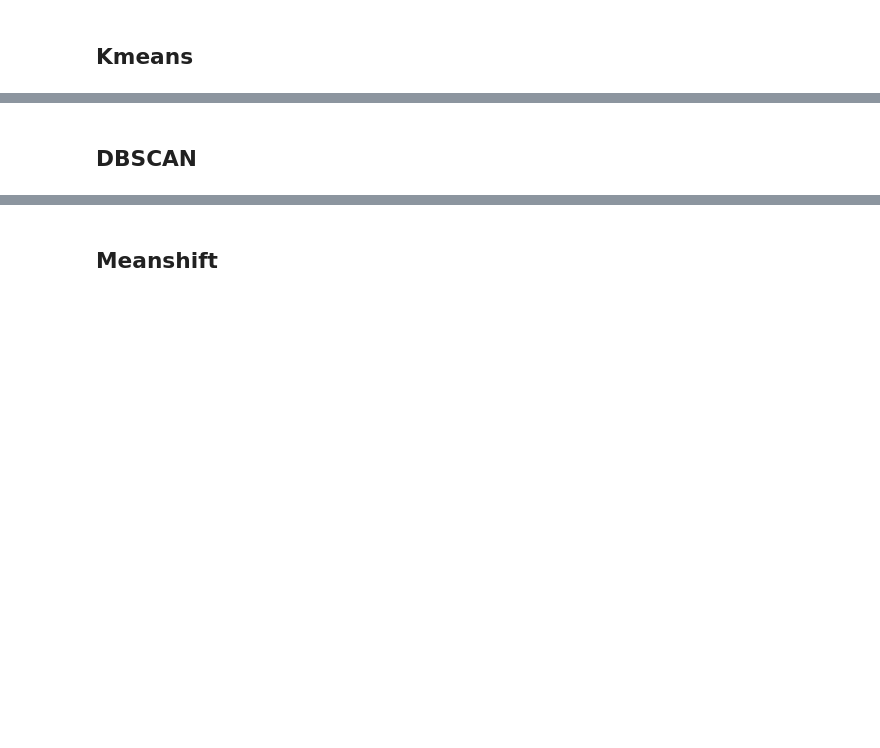
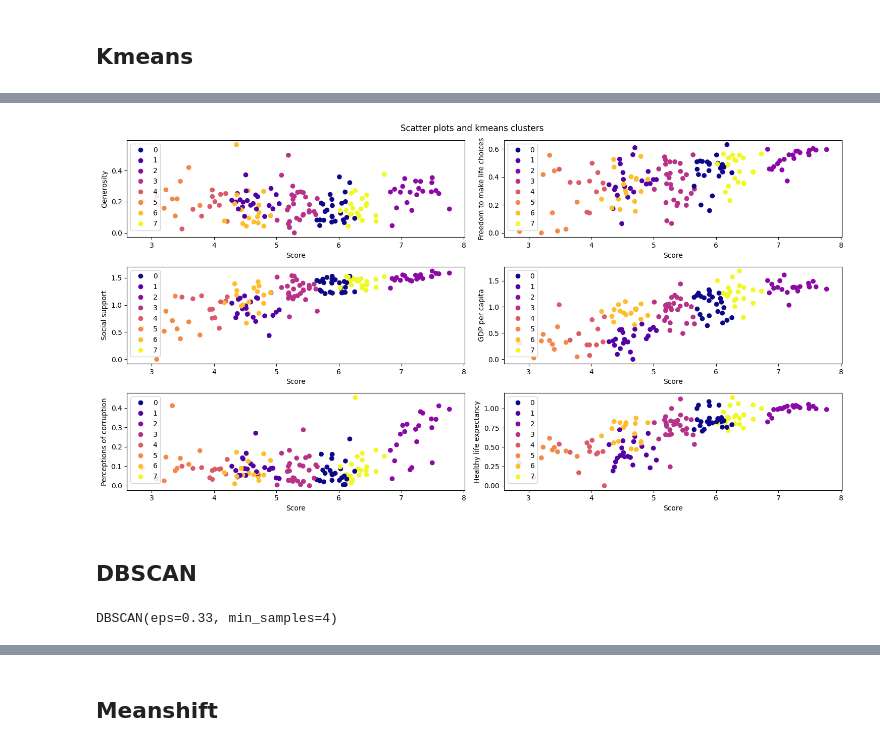
Before and after one commit to mrpintime/World_Happiness, a Jupyter notebook: WorldHappinessSegmentation.ipynb, the cells around one changed output, grey strips where cells are left out. Drawn from its saved outputs; the diff is of its cells as text; code cells hidden in the pictures; blank space fills up the shorter version.

```diff
--- a/WorldHappinessSegmentation.ipynb
+++ b/WorldHappinessSegmentation.ipynb
@@ -250,2 +280,42 @@ plt.legend(handles=sct.legend_elements()[0], labels=['1','2','3','4','5','6','7'
+# %%
+fig, ax = plt.subplots(3,2)
+
+fig.set_figheight(8)
+fig.set_figwidth(15)
+
+fig.suptitle('Scatter plots and kmeans clusters')
+
+sct = ax[0, 0].scatter(x=X.Score, y=X.Generosity, c=km.labels_, cmap='plasma')
+ax[0, 0].legend(handles=sct.legend_elements()[0], labels=list(np.unique(km.labels_).astype('str')))
+ax[0, 0].set(xlabel='Score',ylabel='Generosity')
+
+sct = ax[0, 1].scatter(x=X.Score, y=X['Freedom to make life choices'], c=km.labels_, cmap='plasma')
+ax[0, 1].legend(handles=sct.legend_elements()[0], labels=list(np.unique(km.labels_).astype('str')))
+ax[0, 1].set(xlabel='Score', ylabel='Freedom to make life choices')
+
+sct = ax[1, 0].scatter(x=X.Score, y=X['Social support'], c=km.labels_, cmap='plasma')
+ax[1, 0].legend(handles=sct.legend_elements()[0], labels=list(np.unique(km.labels_).astype('str')))
+ax[1, 0].set(xlabel='Score', ylabel='Social support')
+
+sct = ax[1, 1].scatter(x=X.Score, y=X['GDP per capita'], c=km.labels_, cmap='plasma')
+ax[1, 1].legend(handles=sct.legend_elements()[0], labels=list(np.unique(km.labels_).astype('str')))
+ax[1, 1].set(xlabel='Score', ylabel='GDP per capita')
+
+sct = ax[2, 0].scatter(x=X.Score, y=X['Perceptions of corruption'], c=km.labels_, cmap='plasma')
+ax[2, 0].legend(handles=sct.legend_elements()[0], labels=list(np.unique(km.labels_).astype('str')))
+ax[2, 0].set(xlabel='Score', ylabel='Perceptions of corruption')
+
+sct = ax[2, 1].scatter(x=X.Score, y=X['Healthy life expectancy'], c=km.labels_, cmap='plasma')
+ax[2, 1].legend(handles=sct.legend_elements()[0], labels=list(np.unique(km.labels_).astype('str')))
+ax[2, 1].set(xlabel='Score', ylabel='Healthy life expectancy')
+
+plt.tight_layout()
+# %% [output]
+[figure, added]
 # %% [markdown]
 ## DBSCAN
+# %%
+dbs = DBSCAN(eps=0.33, min_samples=4)
+dbs.fit(X)
+# %% [output]
+DBSCAN(eps=0.33, min_samples=4)
```
Also changed, not shown: parts of 21 cells of this notebook.
